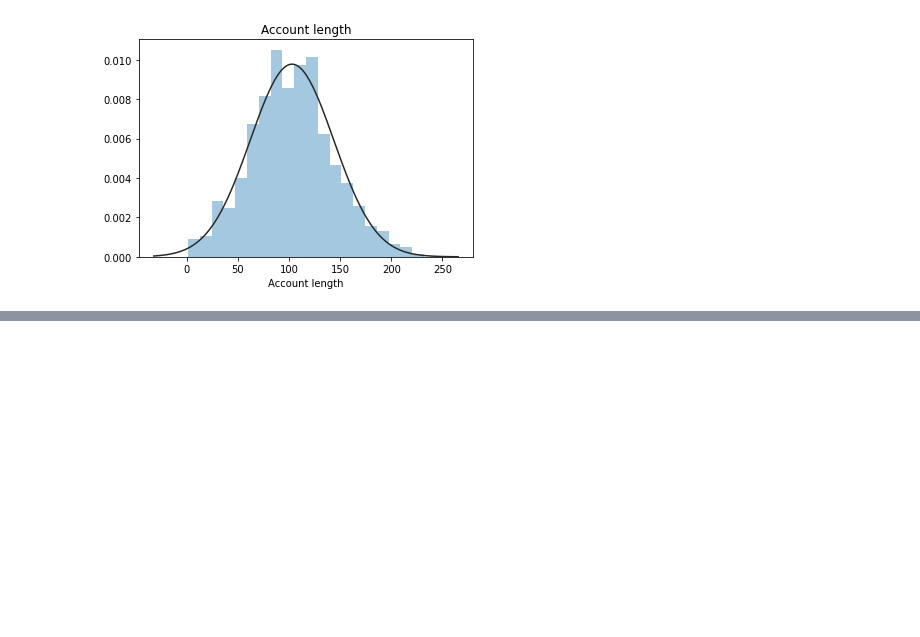
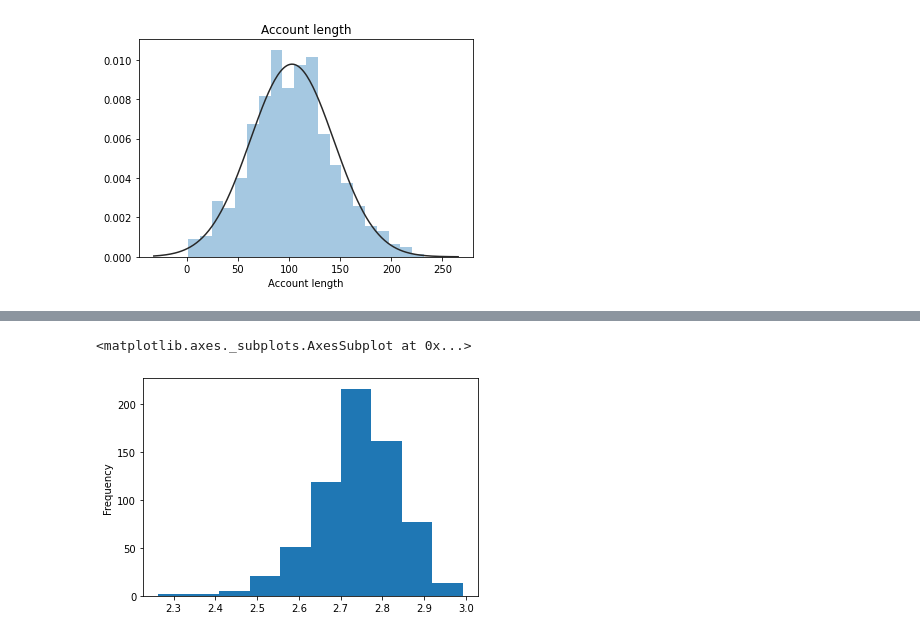
Before and after one commit to aparna-ks/EDA, a Jupyter notebook: EDA_Telcom_churn.ipynb, the cells around one changed output, grey strips where cells are left out. Cells and saved outputs as stored; diff of their text form; code cells hidden in the pictures; blank space fills up the shorter version.

```diff
--- a/EDA_Telcom_churn.ipynb
+++ b/EDA_Telcom_churn.ipynb
@@ -474,0 +486,6 @@ sns.distplot(y, kde=False, fit=st.norm)
+# %%
+#Applying log conversion for daily minutes to simplify calculations
+np.log10(df_total['Total minutes']).plot.hist()
+# %% [output]
+<matplotlib.axes._subplots.AxesSubplot at 0x...>
+[figure, added]
```
Also changed, not shown: parts of 15 cells of this notebook.
